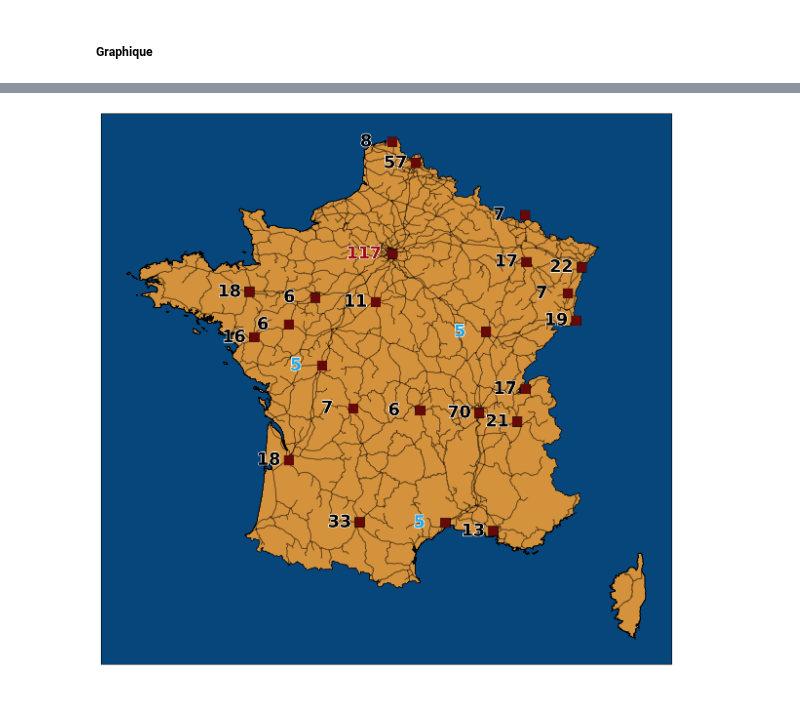
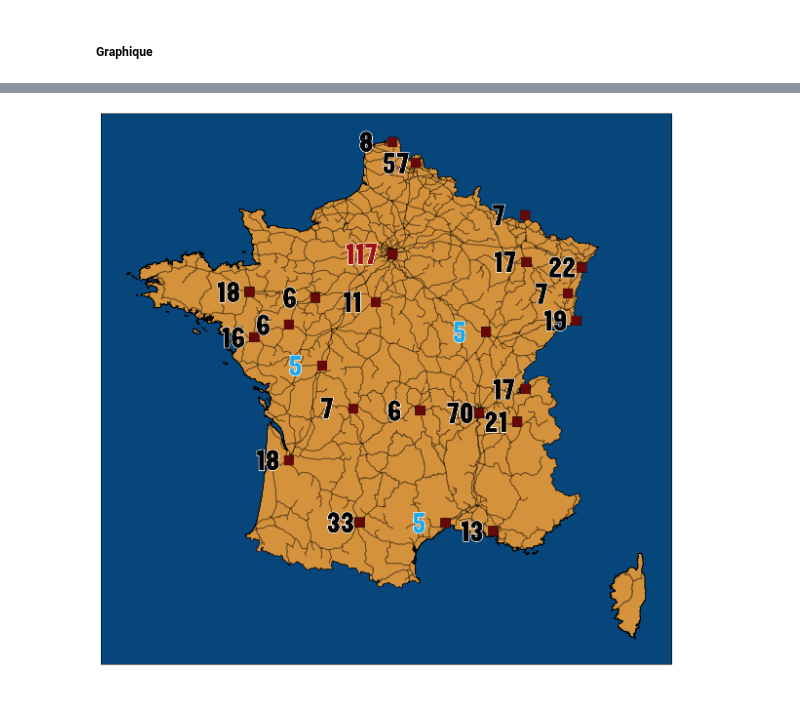
Before and after one commit to KylianSts/Perturbations_transport_public, a Jupyter notebook: TGV_TER_database_analysis.ipynb, the cells around one changed output, grey strips where cells are left out. Cells and saved outputs as stored; diff of their text form; code cells hidden in the pictures.

```diff
--- a/TGV_TER_database_analysis.ipynb
+++ b/TGV_TER_database_analysis.ipynb
@@ -555,7 +555,7 @@ for j, (bar, new_x) in enumerate(zip(bars, x_positions)):
         current_info_value = info[i][transformation.index[j]]
         ax.text(circle_x, y - 0.225, f'{current_info_value}', ha='center', va='top', fontsize=13, fontweight='bold')
         # Ajouter texte spécifique au-dessus du cercle
-        ax.text(circle_x + 0.25, y + 0.1, info_name[i], ha='center', va='bottom', fontsize=13, rotation=45)
+        ax.text(circle_x + 0.2, y + 0.1, info_name[i], ha='center', va='bottom', fontsize=13, rotation=45)
 
     # Ajout de cercles colorés pour les intervalles neutre
     for interval in intervals_black:
@@ -819,35 +837,38 @@ reseau = gpd.read_file('formes-des-lignes-du-rfn/formes-des-lignes-du-rfn.shp')
 france.plot(ax=ax, color='#d4923d', edgecolor='black', zorder=2)
 # Plot du réseau sur la carte
 reseau.plot(ax=ax, color='black', alpha=0.5)
+
+font_name = 'data/Font_name/Yardbird Numerals.ttf'
+prop = font_manager.FontProperties(fname=font_name)
 
 # Ajout des points d'arrêts impactés
 ax.scatter(longitudes, latitudes, s=200, color='#670908', edgecolor='black', linewidth=0.5, zorder=3, alpha=1, marker='s')
 
 # Boucle pour afficher le nombre de perturbations par arrêt
 for lon, lat, value in zip(longitudes, latitudes, list(most_impacted_stop_new_V2)):
     # Ajustement de la position du texte en fonction de la valeur
     minuslon = 1.3 if value >= 100 else 0.9
 
     # Effet de texte pour améliorer la lisibilité
     text_effect = patheffects.withStroke(linewidth=2, foreground="white")
 
     # Couleur du texte en fonction de la valeur
     if value == max(most_impacted_stop_new_V2):
         color = '#a10e12'  # Couleur pour la valeur maximale
     elif value == min(most_impacted_stop_new_V2):
         color = '#21a9e8'  # Couleur pour la valeur minimale
     else:
         color = 'black'  # Couleur par défaut
 
     # Affichage du texte
-    ax.text(lon - minuslon, lat, str(value), verticalalignment='center', fontsize=25, color=color, fontweight='bold', path_effects=[text_effect])
+    ax.text(lon - minuslon, lat, str(value), verticalalignment='center', fontsize=30, color=color, fontweight='bold', path_effects=[text_effect], fontproperties=prop)
 
 # Finalisation et sauvegarde de la figure
 plt.tight_layout()
 plt.savefig("Meteo_retard_couleur.png", dpi=300)
 plt.show()
 # %% [output]
-[figure, old version]
+[figure, new version]
 # %% [markdown]
 ##
 # %% [markdown]
```
Also changed, not shown: parts of 10 cells of this notebook.
